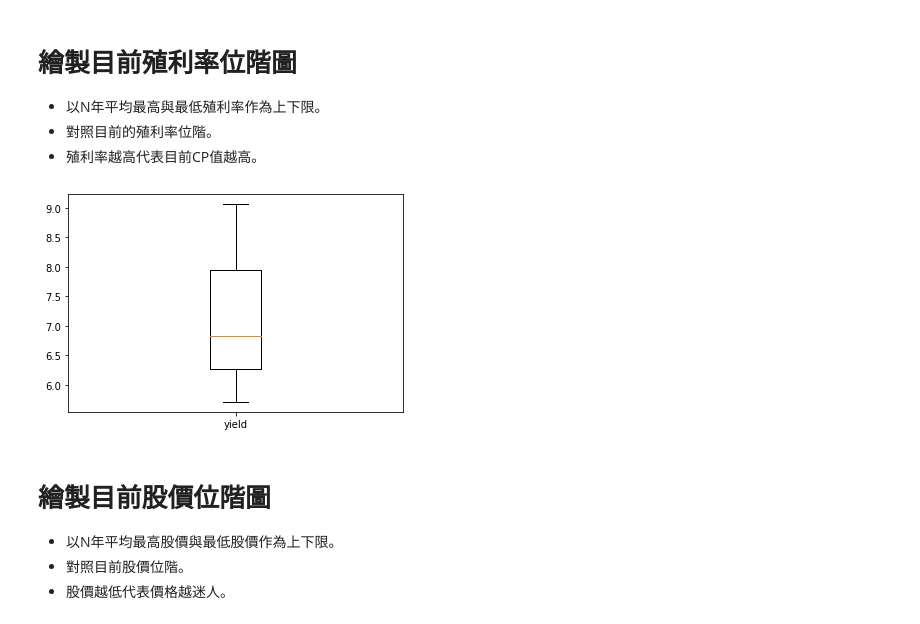
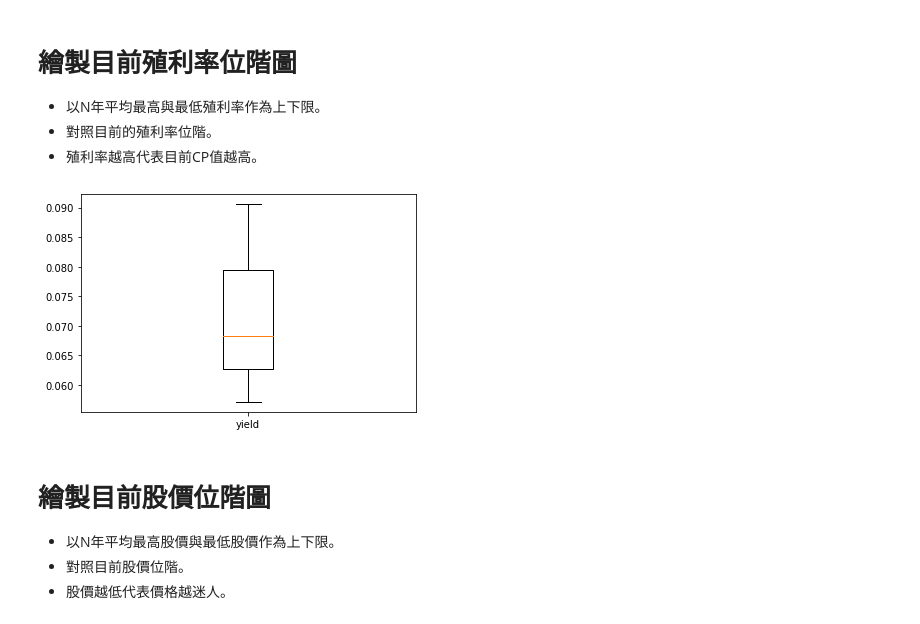
Before and after one commit to weihanchen/google-colab-python-learn, a Jupyter notebook: jupyter-examples/goodinfo_yield.ipynb, the cells around one changed output. Cells and saved outputs as stored; diff of their text form; code cells hidden in the pictures.

Commit message:
[feat] price with dynamic

```diff
--- a/jupyter-examples/goodinfo_yield.ipynb
+++ b/jupyter-examples/goodinfo_yield.ipynb
@@ -56,6 +56,11 @@ bs = BeautifulSoup(res.text, 'html.parser')
 # 這一段是「股利政策」的區塊
 dividend_data = bs.select_one('#tblDetail')
 
+# 這一段是「成交價」區塊
+price_data = bs.find(class_ = 'b1 p4_2 r10')
+
 print(dividend_data)
+
+print(price_data)
 # %% [output]
 <table class="b1 p4_0 r0_10 row_mouse_over" id="tblDetail" style="width:100%;font-size:10pt;line-height:17px;"><tr class="bg_h2 fw_normal" style="text-align:center;"> <th colspan="12"><nobr><b>股　　利　　政 ...
@@ -62,3 +70,19 @@ print(dividend_data)
+# %%
+import pandas
+
+dfs = pandas.read_html(price_data.prettify())
+
+node = dfs[0]
+
+# 僅留下第一列
+node.columns = node.columns.get_level_values(1)
+
+# 印出Columns輔助以下抓取重要資訊
+# node.columns
+
+# 取得成交價
+x = node['成交價'].iloc[0]
+price = float(x)
 # %% [markdown]
 # 使用Pandas進行資料分析
 ## 步驟
@@ -145,7 +169,7 @@ lYield = dividend / highest
 # 注意： 以下並非真實資料，僅以示範為主
 # 假設目前股價為27.5
 # 平均股利: 1.8782
-cYield = dividend / 27.5
+cYield = dividend / price
 
 print('最高殖利率={0:.2%}, 最低殖利率={1:.2%}, 目前殖利率={2:.2%}'.format(hYield, lYield, cYield))
 # %% [output]
@@ -159,14 +183,14 @@ print('最高殖利率={0:.2%}, 最低殖利率={1:.2%}, 目前殖利率={2:.2%}
 # %%
 import matplotlib.pyplot as plt
 
-data = [5.71,6.83,9.06]
+data = [lYield, cYield, hYield]
 
 labels = ['yield']
 
 plt.boxplot(data, labels=labels)
 plt.show()
 # %% [output]
-[figure, old version]
+[figure, new version]
 # %% [markdown]
 # 繪製目前股價位階圖
 - 以N年平均最高股價與最低股價作為上下限。
```
Also changed, not shown: parts of 3 cells of this notebook.
